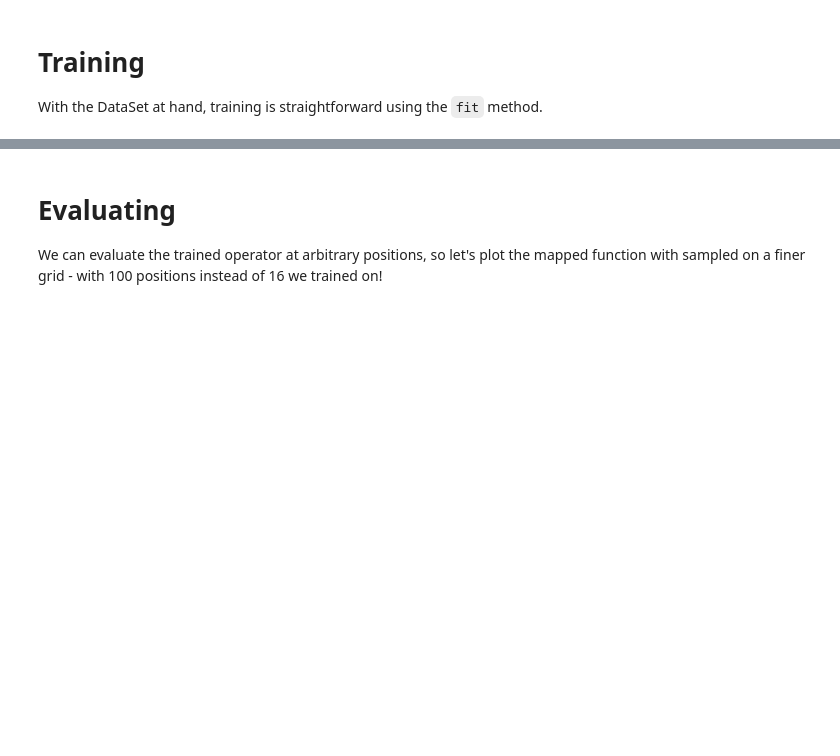
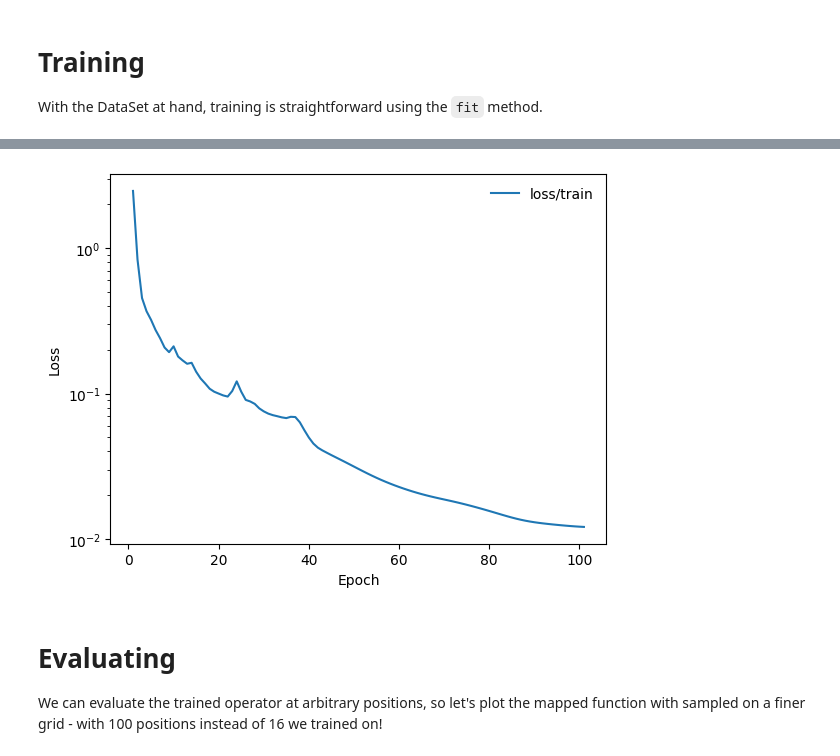
Before and after one commit to aai-institute/continuiti, a Jupyter notebook: notebooks/superresolution.ipynb, the cells around one changed output, grey strips where cells are left out. Cells and saved outputs as stored; diff of their text form; code cells hidden in the pictures; blank space fills up the shorter version.

```diff
--- a/notebooks/superresolution.ipynb
+++ b/notebooks/superresolution.ipynb
@@ -90,5 +88,7 @@ With the DataSet at hand, training is straightforward using the `fit` method.
 # %%
 optimizer = torch.optim.Adam(operator.parameters(), lr=1e-3)
 operator.compile(optimizer)
-operator.fit(dataset, epochs=1000, callbacks=[LearningCurve()])
+
+callbacks = [PrintTrainingLoss(), LearningCurve()]
+operator.fit(dataset, epochs=100, callbacks=callbacks)
 # %% [output]
@@ -98,3 +97,4 @@ Model parameters: 1513984
+[figure, added]
 # %% [markdown]
 # Evaluating
 
```
Also changed, not shown: parts of 7 cells of this notebook, 5 other files.
